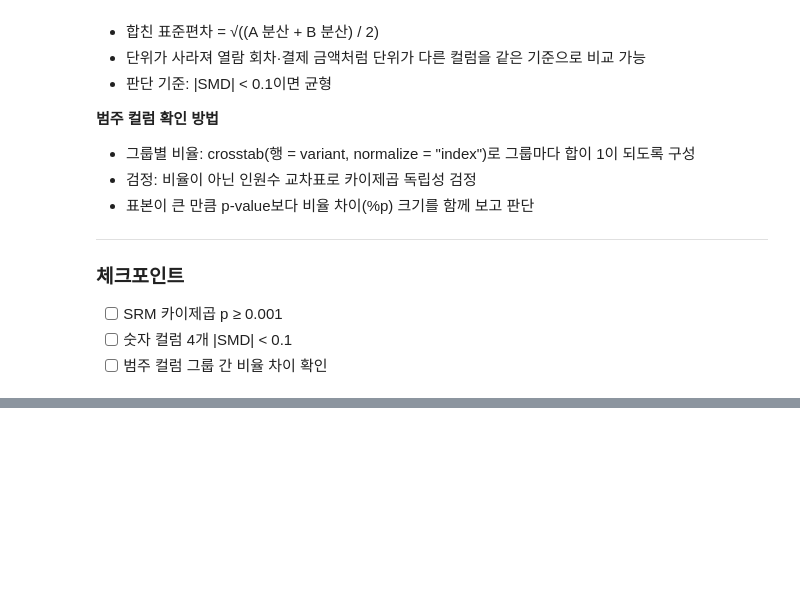
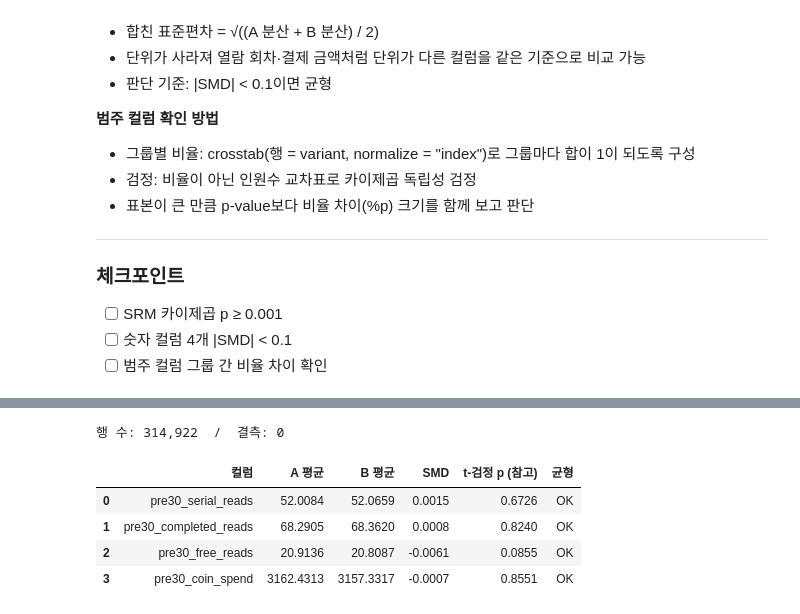
Before and after one commit to YURI0822/webnovel-pass-ab-test, a Jupyter notebook: notebooks/03_ab_test_analysis.ipynb, the cells around one changed output, grey strips where cells are left out. Cells and saved outputs as stored; diff of their text form; code cells hidden in the pictures; blank space fills up the shorter version.

```diff
--- a/notebooks/03_ab_test_analysis.ipynb
+++ b/notebooks/03_ab_test_analysis.ipynb
@@ -248,0 +293,52 @@ result_d
+# %%
+# ── 비교할 컬럼과 판단 기준 ──
+NUM_COLS = ["pre30_serial_reads", "pre30_completed_reads",
+            "pre30_free_reads", "pre30_coin_spend"]                      # 숫자: SMD로 비교
+CAT_COLS = ["age_group", "acquisition_channel", "preferred_genre", "platform"]  # 범주: 비율 차이로 비교
+SMD_THRESHOLD = 0.1                                                        # |SMD| < 0.1 이면 균형
+
+# ── 배정 정보(base)에 실험 전 정보 붙이기 ──
+# platform은 exposures에, 나머지는 users에 있음
+balance_df = (
+    base[["user_id", "variant"]]
+    .merge(users[["user_id"] + NUM_COLS + ["age_group", "acquisition_channel", "preferred_genre"]],
+           on="user_id", how="left")
+    .merge(exposures[["user_id", "platform"]], on="user_id", how="left")
+)
+
+# 확인: 행 수 유지, 결측 없음
+print(f"행 수: {len(balance_df):,}  /  결측: {balance_df.isna().sum().sum()}")
+# %% [output]
+행 수: 314,922  /  결측: 0
+# %%
+from scipy.stats import ttest_ind
+
+group_a = balance_df[balance_df["variant"] == "A"]
+group_b = balance_df[balance_df["variant"] == "B"]
+
+rows = []
+for col in NUM_COLS:
+    # 합친 표준편차: 두 그룹 분산의 평균에 제곱근
+    pooled_sd = np.sqrt((group_a[col].var() + group_b[col].var()) / 2)
+    smd = (group_b[col].mean() - group_a[col].mean()) / pooled_sd
+
+    # 참고용 t-검정 (표본이 커서 판단 기준으로는 쓰지 않음)
+    t_p = ttest_ind(group_a[col], group_b[col], equal_var=False).pvalue
+
+    rows.append({
+        "컬럼": col,
+        "A 평균": group_a[col].mean(),
+        "B 평균": group_b[col].mean(),
+        "SMD": smd,
+        "t-검정 p (참고)": t_p,
+        "균형": "OK" if abs(smd) < SMD_THRESHOLD else "⚠️",
+    })
+
+num_balance = pd.DataFrame(rows).round(4)
+num_balance
+# %% [output]
+|  | 컬럼 | A 평균 | B 평균 | SMD | t-검정 p (참고) | 균형 |
+| 0 | pre30_serial_reads | 52.0084 | 52.0659 | 0.0015 | 0.6726 | OK |
+| 1 | pre30_completed_reads | 68.2905 | 68.3620 | 0.0008 | 0.8240 | OK |
+| 2 | pre30_free_reads | 20.9136 | 20.8087 | -0.0061 | 0.0855 | OK |
+| 3 | pre30_coin_spend | 3162.4313 | 3157.3317 | -0.0007 | 0.8551 | OK |
```
Also changed, not shown: parts of 5 cells of this notebook.
